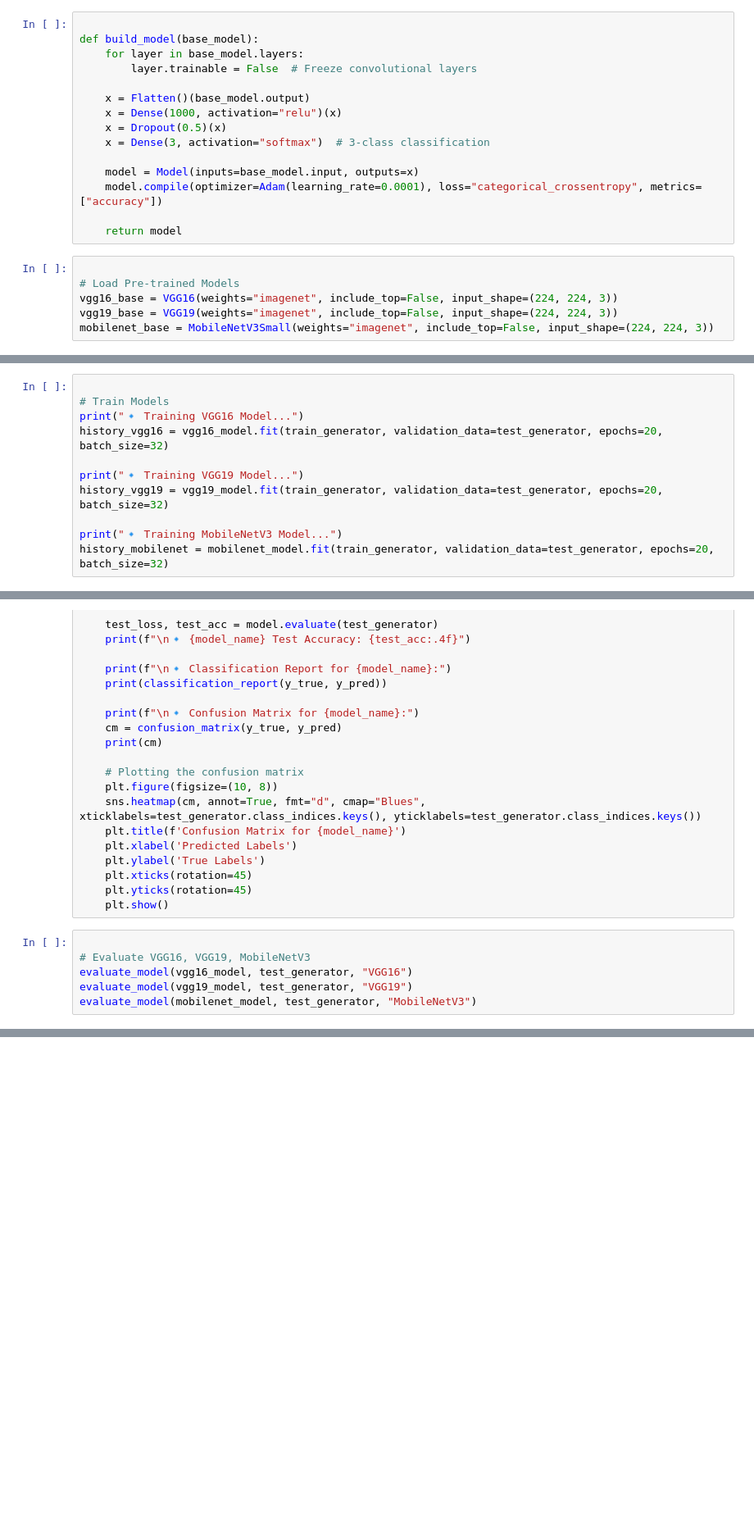
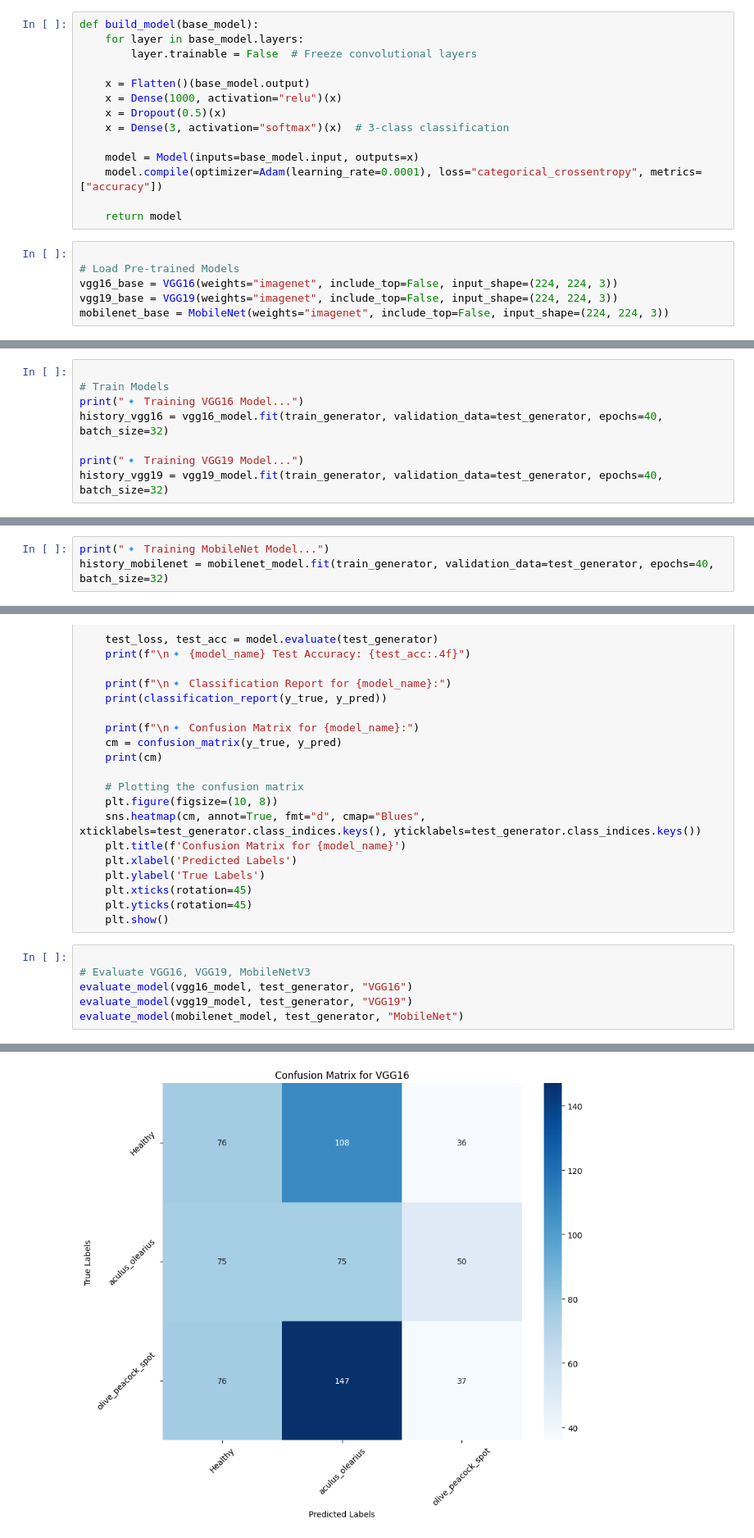
Before and after one commit to HBSAIKAT/Olive-Leaf-Image-Classification-CNN, a Jupyter notebook: olive-leaf-image-classification.ipynb, the cells around one changed output, grey strips where cells are left out. Shown at 82% size. Drawn from its saved outputs; the diff is of its cells as text; blank space fills up the shorter version.

Commit message:
Kaggle Notebook | Olive Leaf Image Classification | Version 13

```diff
--- a/olive-leaf-image-classification.ipynb
+++ b/olive-leaf-image-classification.ipynb
@@ -400,7 +404,6 @@ Epoch 12/40
 # %% [markdown]
 ## 1. Function to build model (VGG16, VGG19, MobileNetV3)
 # %%
-
 def build_model(base_model):
     for layer in base_model.layers:
         layer.trainable = False  # Freeze convolutional layers
@@ -408,7 +411,7 @@ def build_model(base_model):
     x = Flatten()(base_model.output)
     x = Dense(1000, activation="relu")(x)
     x = Dropout(0.5)(x)
-    x = Dense(3, activation="softmax")  # 3-class classification
+    x = Dense(3, activation="softmax")(x)  # 3-class classification
 
     model = Model(inputs=base_model.input, outputs=x)
     model.compile(optimizer=Adam(learning_rate=0.0001), loss="categorical_crossentropy", metrics=["accuracy"])
@@ -419,7 +422,7 @@ def build_model(base_model):
 # Load Pre-trained Models
 vgg16_base = VGG16(weights="imagenet", include_top=False, input_shape=(224, 224, 3))
 vgg19_base = VGG19(weights="imagenet", include_top=False, input_shape=(224, 224, 3))
-mobilenet_base = MobileNetV3Small(weights="imagenet", include_top=False, input_shape=(224, 224, 3))
+mobilenet_base = MobileNet(weights="imagenet", include_top=False, input_shape=(224, 224, 3))
 # %%
 
 # Build Models
@@ -454,10 +460,7 @@ test_generator = test_datagen.flow_from_directory(
 
 # Train Models
 print("🔹 Training VGG16 Model...")
-history_vgg16 = vgg16_model.fit(train_generator, validation_data=test_generator, epochs=20, batch_size=32)
+history_vgg16 = vgg16_model.fit(train_generator, validation_data=test_generator, epochs=40, batch_size=32)
 
 print("🔹 Training VGG19 Model...")
-history_vgg19 = vgg19_model.fit(train_generator, validation_data=test_generator, epochs=20, batch_size=32)
-
-print("🔹 Training MobileNetV3 Model...")
-history_mobilenet = mobilenet_model.fit(train_generator, validation_data=test_generator, epochs=20, batch_size=32)
+history_vgg19 = vgg19_model.fit(train_generator, validation_data=test_generator, epochs=40, batch_size=32)
@@ -463,0 +487,3 @@ history_mobilenet = mobilenet_model.fit(train_generator, validation_data=test_ge
+# %%
+print("🔹 Training MobileNet Model...")
+history_mobilenet = mobilenet_model.fit(train_generator, validation_data=test_generator, epochs=40, batch_size=32)
@@ -494,4 +538,5 @@ def evaluate_model(model, test_generator, model_name):
 # Evaluate VGG16, VGG19, MobileNetV3
 evaluate_model(vgg16_model, test_generator, "VGG16")
 evaluate_model(vgg19_model, test_generator, "VGG19")
-evaluate_model(mobilenet_model, test_generator, "MobileNetV3")
+evaluate_model(mobilenet_model, test_generator, "MobileNet")
+# %% [output]
@@ -497,0 +560 @@ evaluate_model(mobilenet_model, test_generator, "MobileNetV3")
+[figure, added]
```
Also changed, not shown: parts of 31 cells of this notebook.
